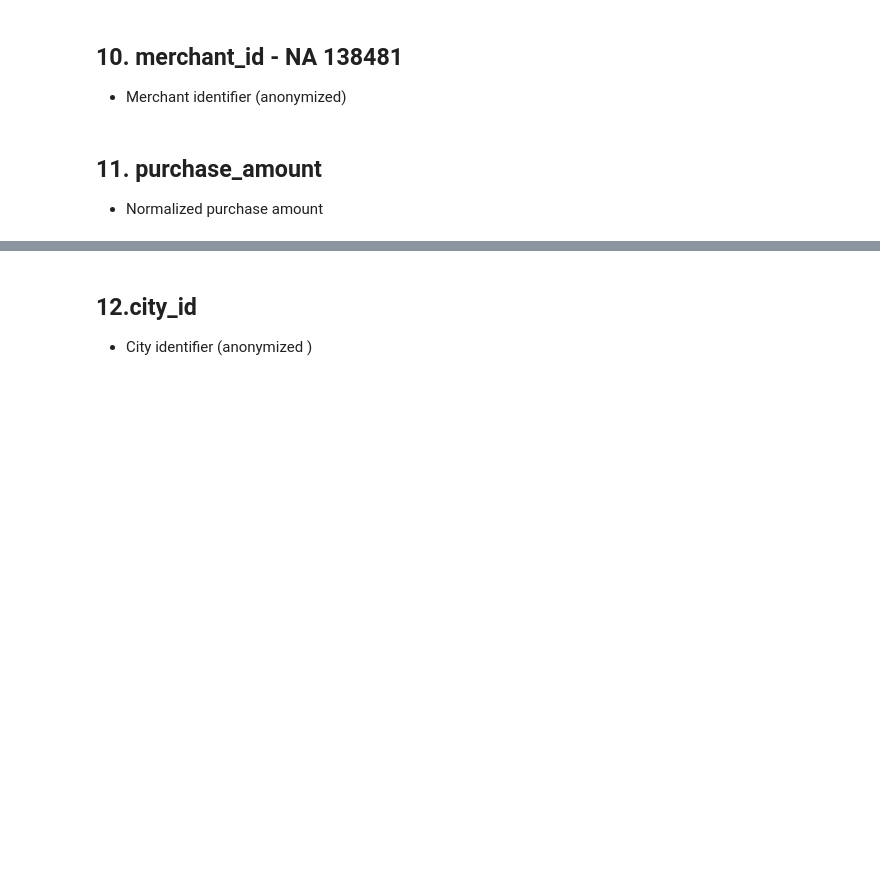
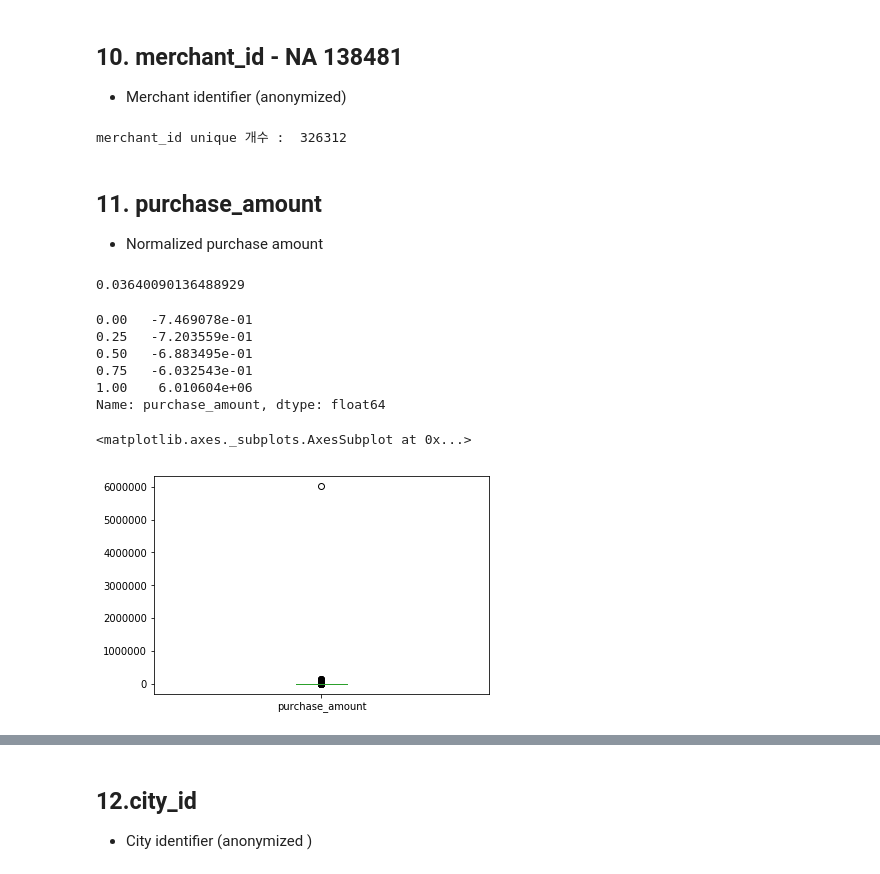
Before and after one commit to miniii222/kaggle, a Jupyter notebook: Elo_Merchant_Category_Recommendation/eda/1-2.EDA_historical_transaciton.ipynb, the cells around one changed output, grey strips where cells are left out. Saved outputs shown, nothing was run; the diff lists cells and outputs as text; code cells hidden in the pictures; blank space fills up the shorter version.

```diff
--- a/Elo_Merchant_Category_Recommendation/eda/1-2.EDA_historical_transaciton.ipynb
+++ b/Elo_Merchant_Category_Recommendation/eda/1-2.EDA_historical_transaciton.ipynb
@@ -439,6 +468,28 @@ subsector_id unique 개수 :  41
 # %% [markdown]
 ## 10. merchant_id - NA	138481
 - Merchant identifier (anonymized)
+# %%
+print('merchant_id unique 개수 : ', len(transaction['merchant_id'].unique()))
+# %% [output]
+merchant_id unique 개수 :  326312
 # %% [markdown]
 ## 11. purchase_amount
 - Normalized purchase amount
+# %%
+transaction['purchase_amount'].mean()
+# %% [output]
+0.03640090136488929
+# %%
+transaction['purchase_amount'].quantile([0,0.25,0.5,0.75,1])
+# %% [output]
+0.00   -7.469078e-01
+0.25   -7.203559e-01
+0.50   -6.883495e-01
+0.75   -6.032543e-01
+1.00    6.010604e+06
+Name: purchase_amount, dtype: float64
+# %%
+transaction['purchase_amount'].plot('box')
+# %% [output]
+<matplotlib.axes._subplots.AxesSubplot at 0x...>
+[figure, added]
```
Also changed, not shown: parts of 13 cells of this notebook, 1 other file.
